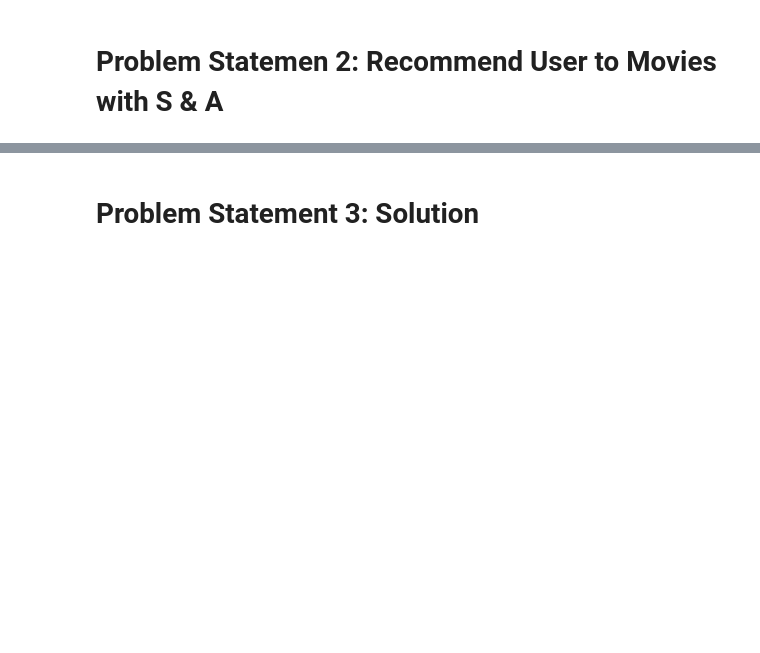
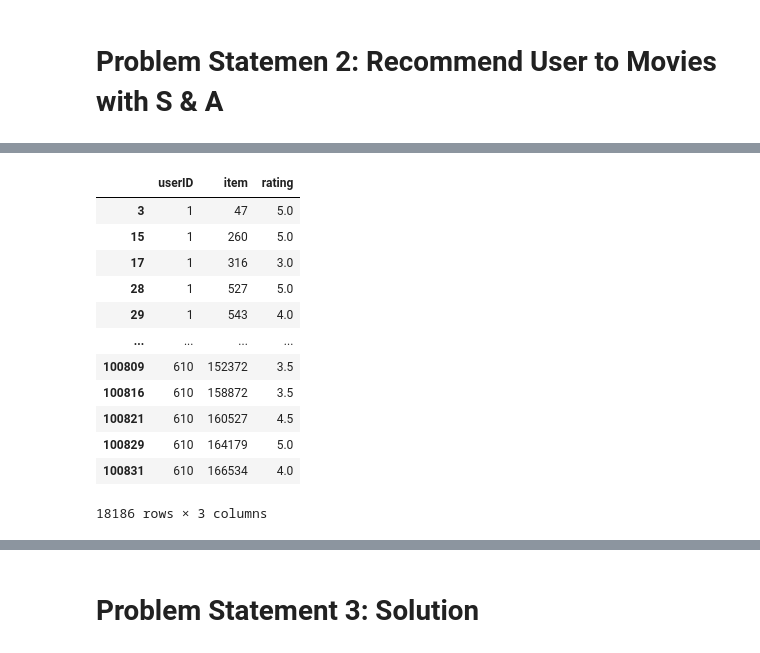
Before and after one commit to AftabUdaipurwala/MLProjects, a Jupyter notebook: Movie_Recommendation_System.ipynb, the cells around one changed output, grey strips where cells are left out. Drawn from its saved outputs; the diff is of its cells as text; code cells hidden in the pictures; blank space fills up the shorter version.

```diff
--- a/Movie_Recommendation_System.ipynb
+++ b/Movie_Recommendation_System.ipynb
@@ -803,0 +899,3 @@ output[['movieId','predictions','title','genres']]
+# %%
+listSA= movies_rated_SA.movieId
+listSA
@@ -803,0 +915,17 @@ output[['movieId','predictions','title','genres']]
+# %%
+ratingSA=ratings[ratings.item.isin(listSA)]
+ratingSA
+# %% [output]
+|  | userID | item | rating |
+| 3 | 1 | 47 | 5.0 |
+| 15 | 1 | 260 | 5.0 |
+| 17 | 1 | 316 | 3.0 |
+| 28 | 1 | 527 | 5.0 |
+| 29 | 1 | 543 | 4.0 |
+| ... | ... | ... | ... |
+| 100809 | 610 | 152372 | 3.5 |
+| 100816 | 610 | 158872 | 3.5 |
+| 100821 | 610 | 160527 | 4.5 |
+| 100829 | 610 | 164179 | 5.0 |
+| 100831 | 610 | 166534 | 4.0 |
+18186 rows × 3 columns
```
Also changed, not shown: parts of 18 cells of this notebook.
